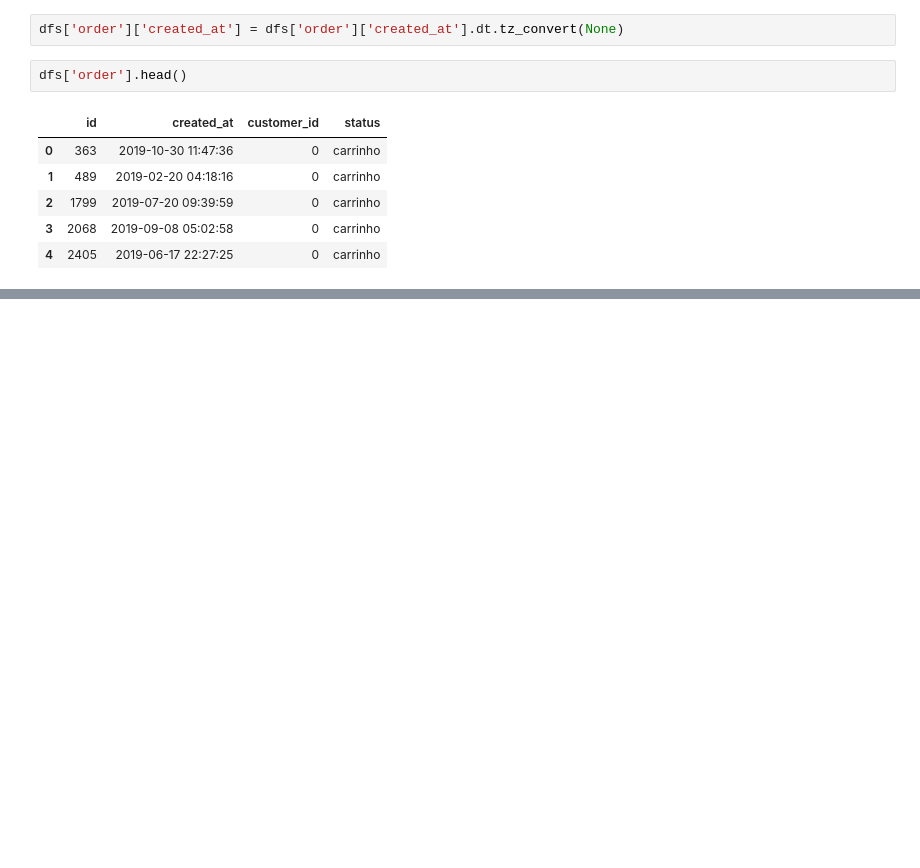
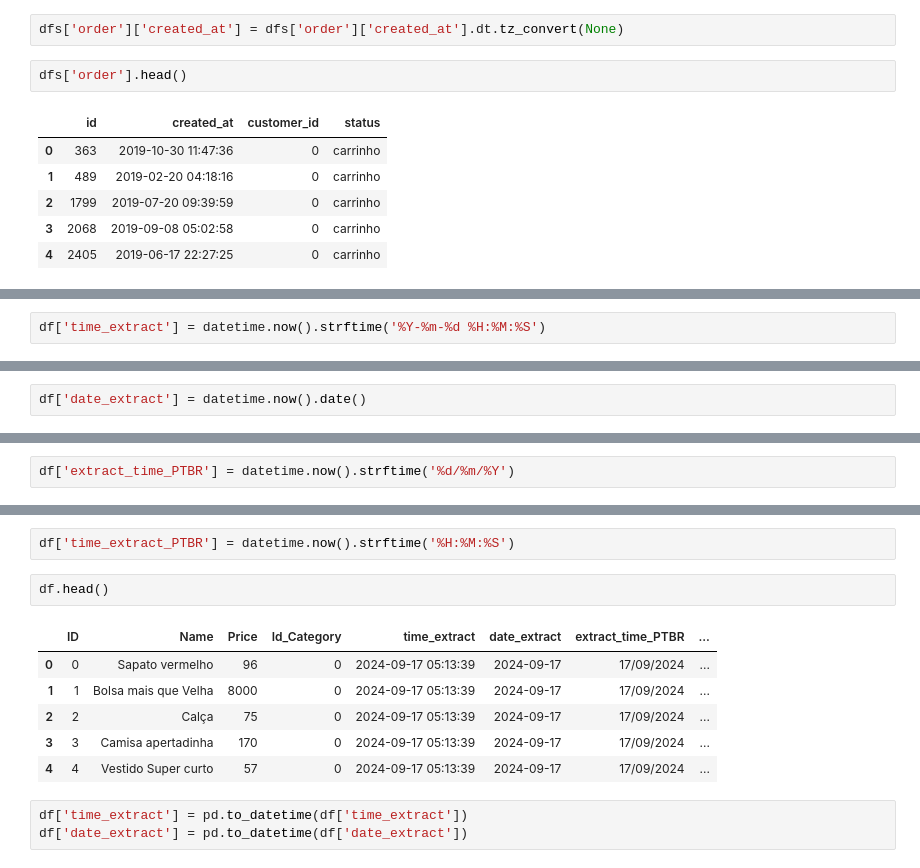
Before and after one commit to pcmoraesmenezes/ETL, a Jupyter notebook: initial_project.ipynb, the cells around one changed output, grey strips where cells are left out. Saved outputs shown, nothing was run; the diff lists cells and outputs as text; blank space fills up the shorter version.

```diff
--- a/initial_project.ipynb
+++ b/initial_project.ipynb
@@ -225,0 +344,2 @@ dfs['order'].head()
+# %%
+df['time_extract'] = datetime.now().strftime('%Y-%m-%d %H:%M:%S')
@@ -225,0 +355,2 @@ dfs['order'].head()
+# %%
+df['date_extract'] = datetime.now().date()
@@ -225,0 +366,2 @@ dfs['order'].head()
+# %%
+df['extract_time_PTBR'] = datetime.now().strftime('%d/%m/%Y')
@@ -225,0 +377,14 @@ dfs['order'].head()
+# %%
+df['time_extract_PTBR'] = datetime.now().strftime('%H:%M:%S')
+# %%
+df.head()
+# %% [output]
+|  | ID | Name | Price | Id_Category | time_extract | date_extract | extract_time_PTBR | ... |
+| 0 | 0 | Sapato vermelho | 96 | 0 | 2024-09-17 05:13:39 | 2024-09-17 | 17/09/2024 | ... |
+| 1 | 1 | Bolsa mais que Velha | 8000 | 0 | 2024-09-17 05:13:39 | 2024-09-17 | 17/09/2024 | ... |
+| 2 | 2 | Calça | 75 | 0 | 2024-09-17 05:13:39 | 2024-09-17 | 17/09/2024 | ... |
+| 3 | 3 | Camisa apertadinha | 170 | 0 | 2024-09-17 05:13:39 | 2024-09-17 | 17/09/2024 | ... |
+| 4 | 4 | Vestido Super curto | 57 | 0 | 2024-09-17 05:13:39 | 2024-09-17 | 17/09/2024 | ... |
+# %%
+df['time_extract'] = pd.to_datetime(df['time_extract'])
+df['date_extract'] = pd.to_datetime(df['date_extract'])
```
Also changed, not shown: parts of 20 cells of this notebook.
